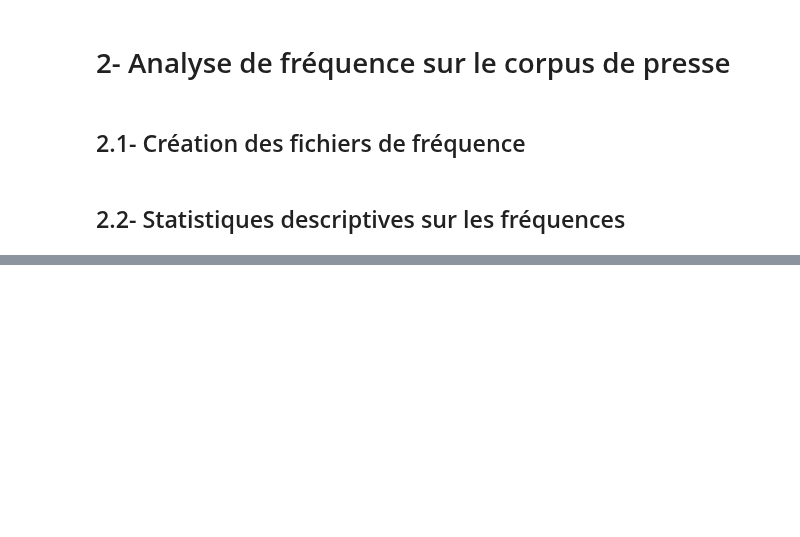
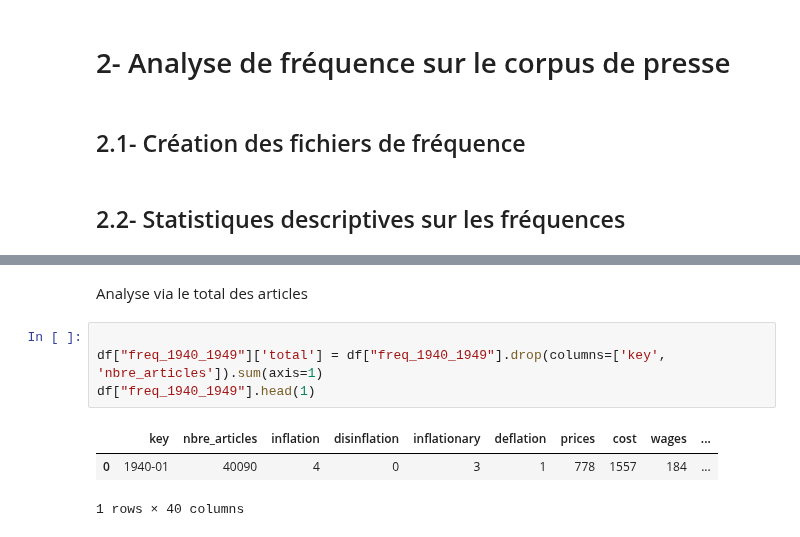
Before and after one commit to Rapamel/ProjetPythonDatascience, a Jupyter notebook: Main_Inflation.ipynb, the cells around one changed output, grey strips where cells are left out. Saved outputs shown, nothing was run; the diff lists cells and outputs as text; blank space fills up the shorter version.

```diff
--- a/Main_Inflation.ipynb
+++ b/Main_Inflation.ipynb
@@ -492,0 +550,10 @@ freq_40.head()
+# %% [markdown]
+Analyse via le total des articles
+# %%
+
+df["freq_1940_1949"]['total'] = df["freq_1940_1949"].drop(columns=['key', 'nbre_articles']).sum(axis=1)
+df["freq_1940_1949"].head(1)
+# %% [output]
+|  | key | nbre_articles | inflation | disinflation | inflationary | deflation | prices | cost | wages | ... |
+| 0 | 1940-01 | 40090 | 4 | 0 | 3 | 1 | 778 | 1557 | 184 | ... |
+1 rows × 40 columns
```
Also changed, not shown: parts of 11 cells of this notebook.
